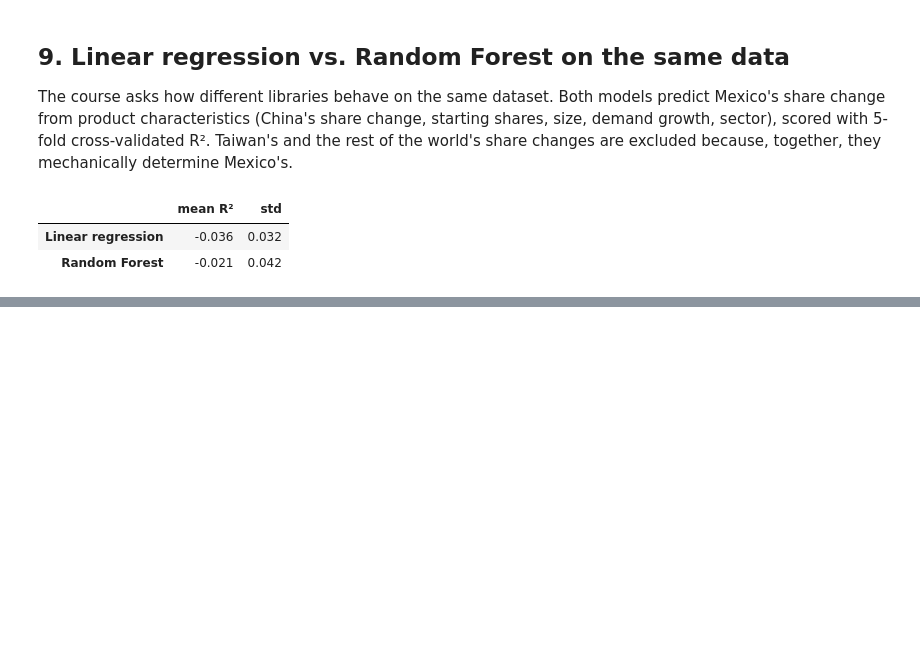
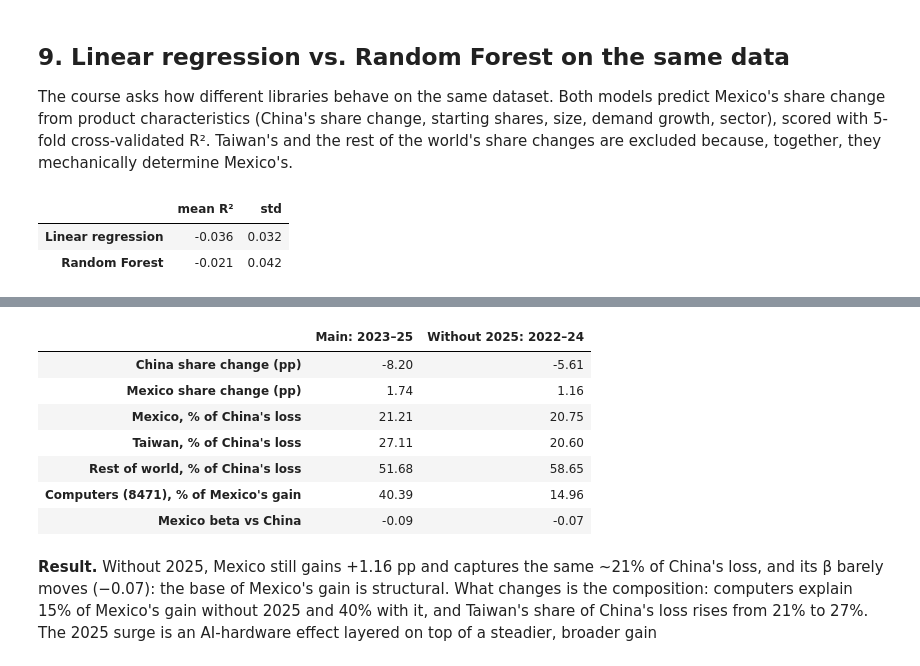
Before and after one commit to axelsn04/nearshoring-mexico-analysis, a Jupyter notebook: notebooks/03_analysis_models.ipynb, the cells around one changed output, grey strips where cells are left out. Cells and saved outputs as stored; diff of their text form; code cells hidden in the pictures; blank space fills up the shorter version.

```diff
--- a/notebooks/03_analysis_models.ipynb
+++ b/notebooks/03_analysis_models.ipynb
@@ -583,13 +613,3 @@ pd.DataFrame({name: {"mean R²": s.mean(), "std": s.std()} for name, s in scores
 |  | mean R² | std |
 | Linear regression | -0.036 | 0.032 |
 | Random Forest | -0.021 | 0.042 |
-# %%
-rf = models["Random Forest"].fit(Xm, y)
-imp = pd.Series(rf.feature_importances_, index=Xm.columns).sort_values(ascending=False).head(10)
-
-fig, ax = plt.subplots(figsize=(8, 4.5))
-imp.iloc[::-1].plot.barh(ax=ax, color=COLORS["Taiwan"])
-ax.set_title("What predicts Mexico's share change (Random Forest)")
-ax.set_xlabel("Feature importance")
-save(fig, "09_rf_importance")
-plt.show()
@@ -597,0 +616,10 @@ plt.show()
+# %%
+from sklearn.metrics import r2_score
+wts = ml["world_recent_bn"].values
+for name, model in models.items():
+    preds, trues, ws = [], [], []
+    for tr, te in cv.split(Xm):
+        model.fit(Xm.iloc[tr], y.iloc[tr], sample_weight=wts[tr])
+        preds.append(model.predict(Xm.iloc[te])); trues.append(y.iloc[te]); ws.append(wts[te])
+    print(f"{name:<18} weighted out-of-sample R² = "
+          f"{r2_score(np.concatenate(trues), np.concatenate(preds), sample_weight=np.concatenate(ws)):.3f}")
@@ -598,2 +641,45 @@ plt.show()
+# %%
+def scenario(recent_years):
+    cols = PARTNERS + ["WORLD"]
+    b = annual[annual["year"].between(2017, 2019)].groupby("hs4")[cols].sum()
+    r = annual[annual["year"].isin(recent_years)].groupby("hs4")[cols].sum()
+    idx = b.index.union(r.index)
+    b, r = b.reindex(idx, fill_value=0), r.reindex(idx, fill_value=0)
+    tb, tr = b["WORLD"].sum(), r["WORLD"].sum()
+
+    agg = {p: (r[p].sum() / tr - b[p].sum() / tb) * 100 for p in PARTNERS}
+    contrib_mx = (r["MX"] / tr - b["MX"] / tb) * 100
+
+    keep = (b["WORLD"] >= 1e8) & (r["WORLD"] > 0)          # material and present in both periods
+    d = pd.DataFrame({p: (r[p] / r["WORLD"] - b[p] / b["WORLD"])[keep] * 100 for p in ["MX", "CN"]})
+    d["w"] = r["WORLD"][keep]
+    beta = smf.wls("MX ~ CN", data=d, weights=d["w"]).fit().params["CN"]
+
+    loss = -agg["CN"]
+    return {"China share change (pp)": agg["CN"],
+            "Mexico share change (pp)": agg["MX"],
+            "Mexico, % of China's loss": agg["MX"] / loss * 100,
+            "Taiwan, % of China's loss": agg["TW"] / loss * 100,
+            "Rest of world, % of China's loss": agg["ROW"] / loss * 100,
+            "Computers (8471), % of Mexico's gain": contrib_mx.get("8471", 0) / agg["MX"] * 100,
+            "Mexico beta vs China": beta}
+
+robust = pd.DataFrame({"Main: 2023–25": scenario([2023, 2024, 2025]),
+                       "Without 2025: 2022–24": scenario([2022, 2023, 2024])})
+robust.round(2)
+# %% [output]
+|  | Main: 2023–25 | Without 2025: 2022–24 |
+| China share change (pp) | -8.20 | -5.61 |
+| Mexico share change (pp) | 1.74 | 1.16 |
+| Mexico, % of China's loss | 21.21 | 20.75 |
+| Taiwan, % of China's loss | 27.11 | 20.60 |
+| Rest of world, % of China's loss | 51.68 | 58.65 |
+| Computers (8471), % of Mexico's gain | 40.39 | 14.96 |
+| Mexico beta vs China | -0.09 | -0.07 |
+# %% [markdown]
+**Result.** Without 2025, Mexico still gains +1.16 pp and captures the same ~21% of China's loss, and its β barely
+moves (−0.07): the base of Mexico's gain is structural. What changes is the composition: computers explain 15% of
+Mexico's gain without 2025 and 40% with it, and Taiwan's share of China's loss rises from 21% to 27%. The 2025 surge
+is an AI-hardware effect layered on top of a steadier, broader gain
 # %% [markdown]
 ## 10. Conclusions
```
Also changed, not shown: parts of 9 cells of this notebook.
